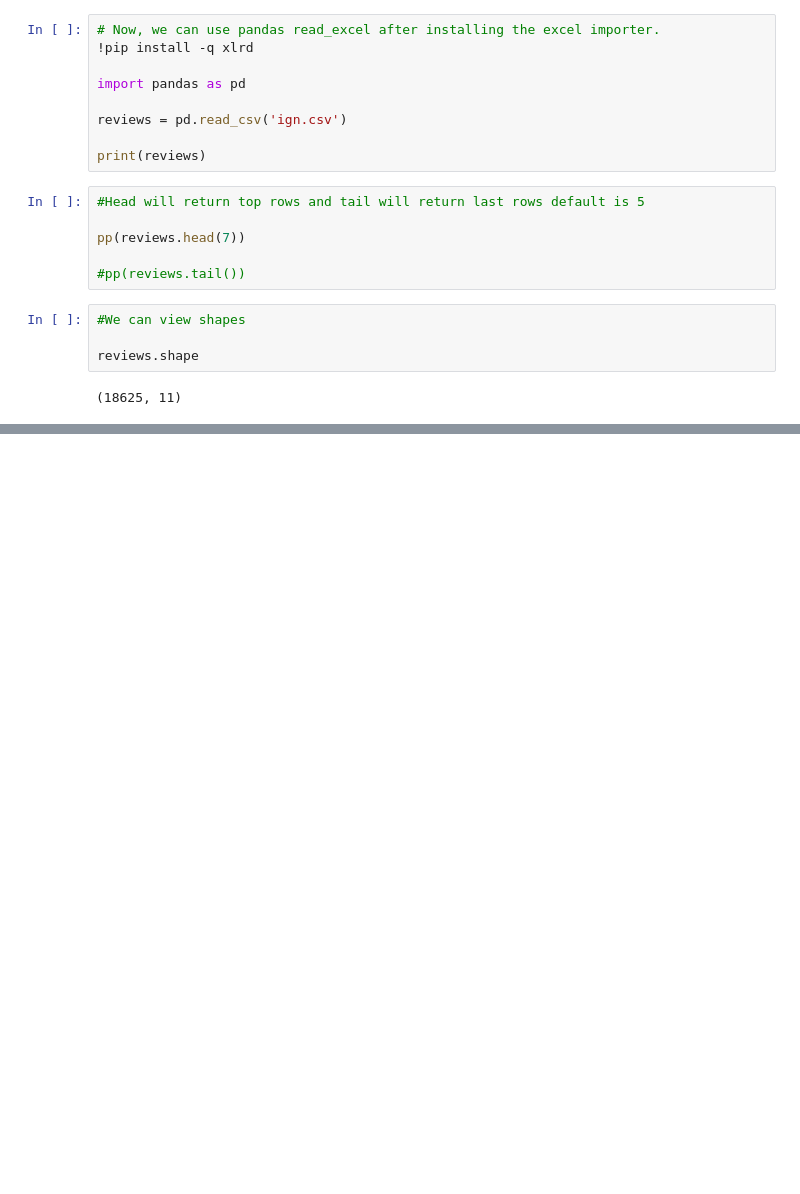
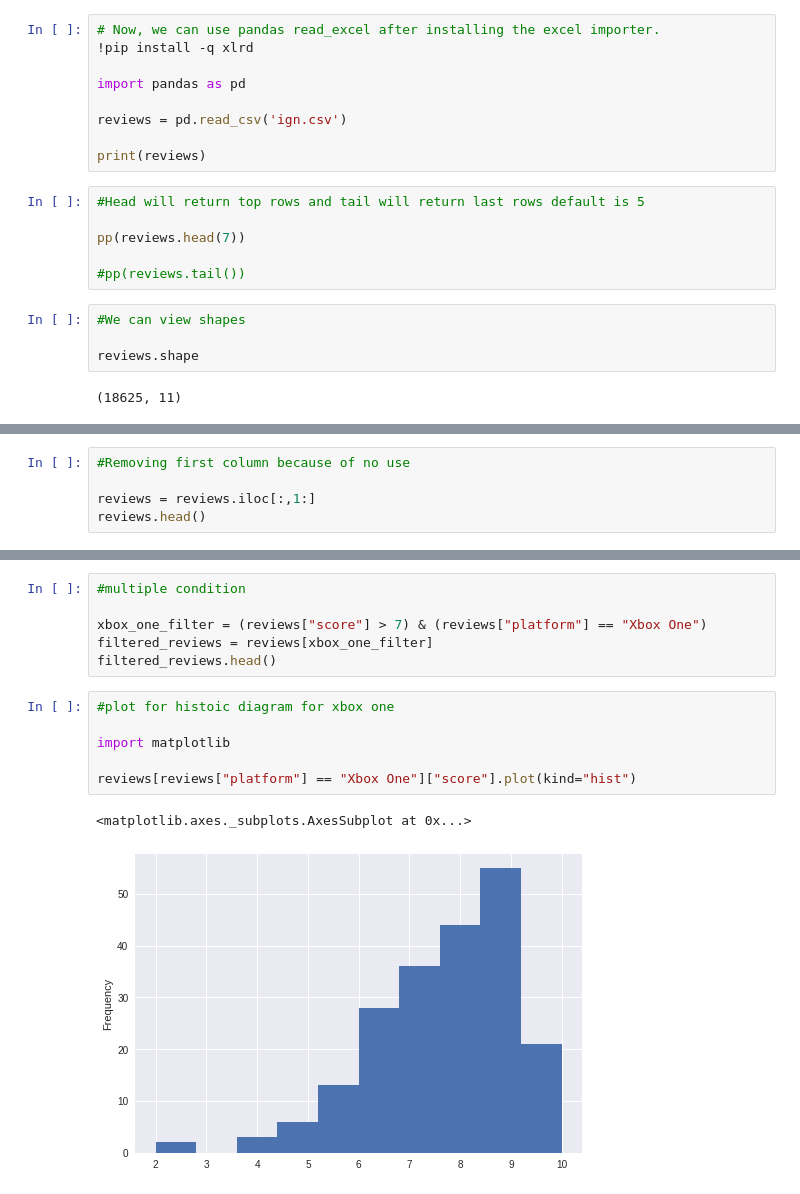
Before and after one commit to princekiran/EliteExports, a Jupyter notebook: practice_pandas.ipynb, the cells around one changed output, grey strips where cells are left out. Cells and saved outputs as stored; diff of their text form; blank space fills up the shorter version.

```diff
--- a/practice_pandas.ipynb
+++ b/practice_pandas.ipynb
@@ -52,0 +60,5 @@ reviews.shape
+# %%
+#Removing first column because of no use
+
+reviews = reviews.iloc[:,1:]
+reviews.head()
@@ -52,0 +197,15 @@ reviews.shape
+# %%
+#multiple condition
+
+xbox_one_filter = (reviews["score"] > 7) & (reviews["platform"] == "Xbox One")
+filtered_reviews = reviews[xbox_one_filter]
+filtered_reviews.head()
+# %%
+#plot for histoic diagram for xbox one
+
+import matplotlib
+
+reviews[reviews["platform"] == "Xbox One"]["score"].plot(kind="hist")
+# %% [output]
+<matplotlib.axes._subplots.AxesSubplot at 0x...>
+[figure, added]
```
Also changed, not shown: parts of 18 cells of this notebook.
